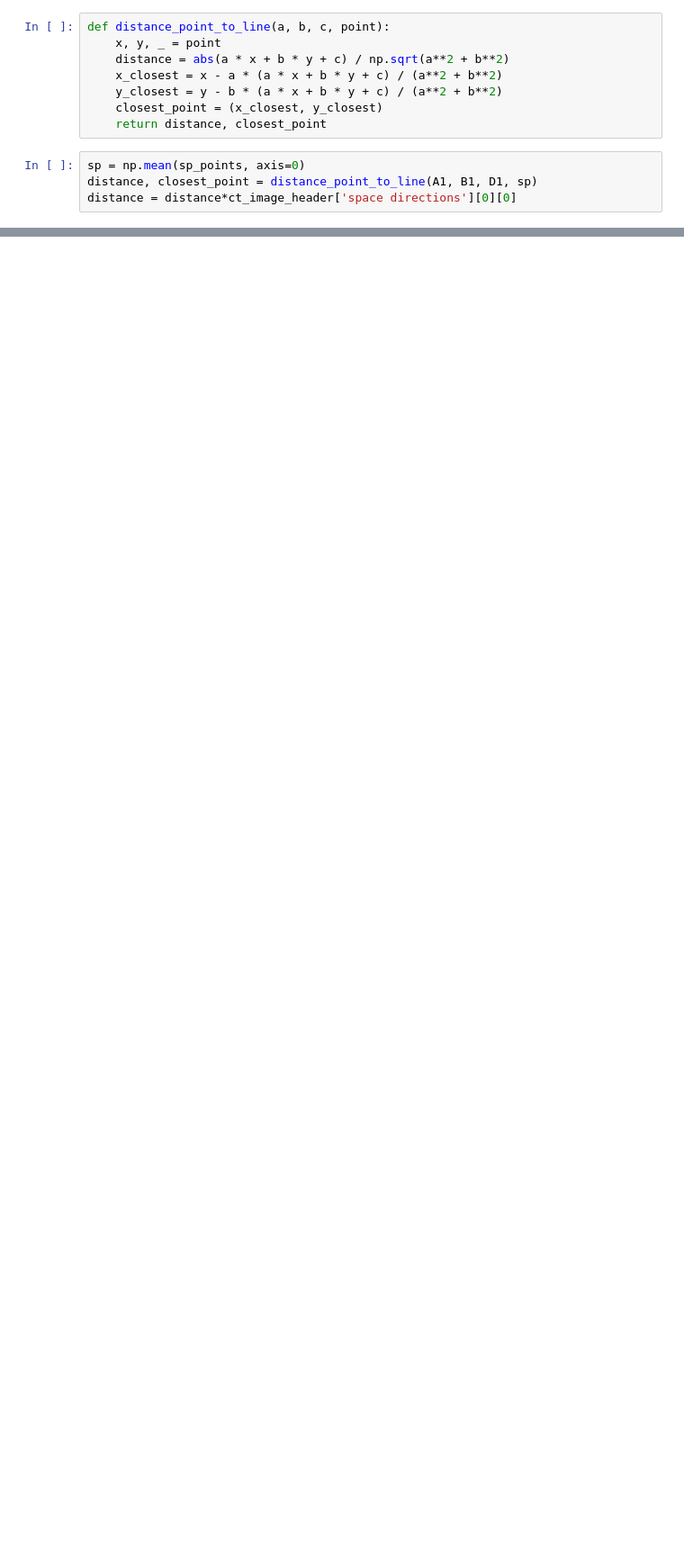
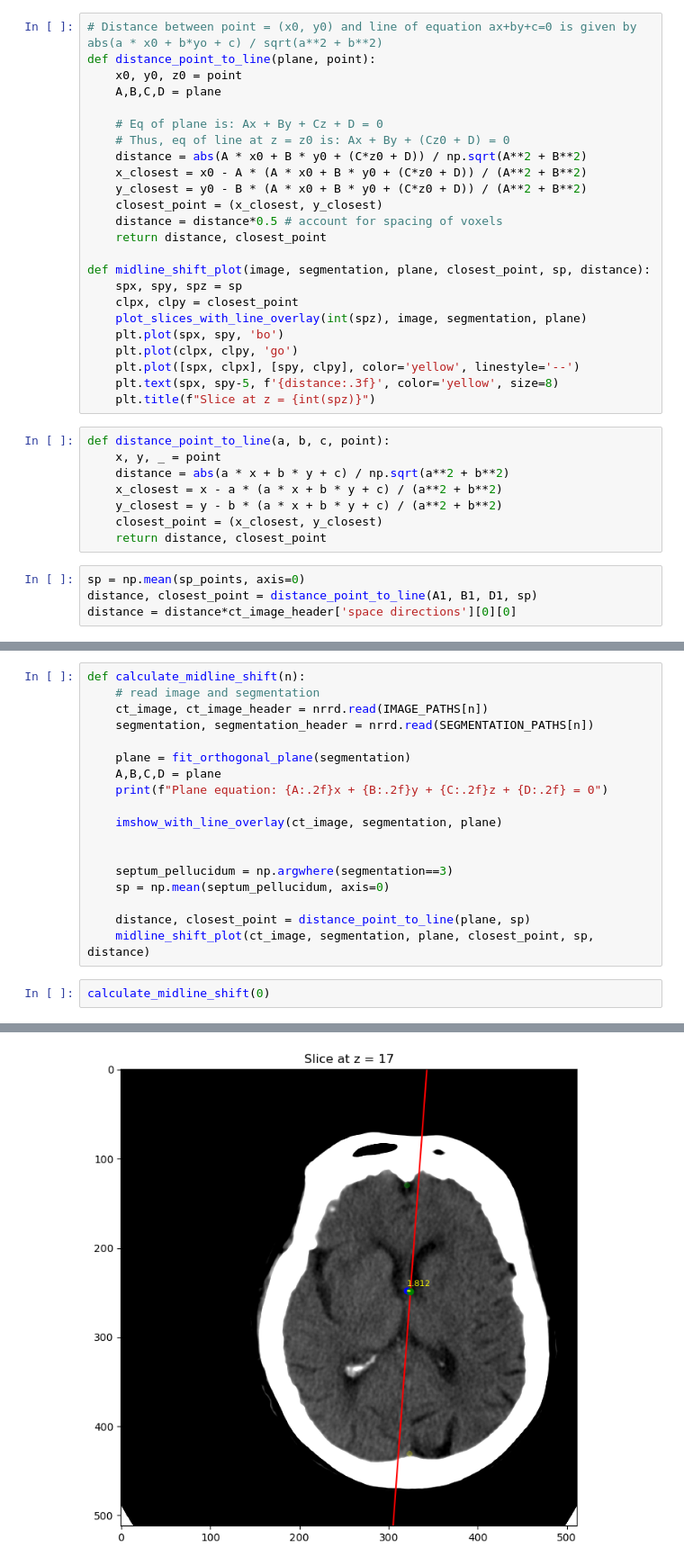
Before and after one commit to maxime-cinqmars/mls, a Jupyter notebook: mls_postprocess.ipynb, the cells around one changed output, grey strips where cells are left out. Shown at 90% size. Cells and saved outputs as stored; diff of their text form; blank space fills up the shorter version.

Commit message:
Clean up code and visualizations

```diff
--- a/mls_postprocess.ipynb
+++ b/mls_postprocess.ipynb
@@ -179,3 +106,27 @@ Midline shift: 8.312 mm
+# %%
+# Distance between point = (x0, y0) and line of equation ax+by+c=0 is given by abs(a * x0 + b*yo + c) / sqrt(a**2 + b**2)
+def distance_point_to_line(plane, point):
+    x0, y0, z0 = point
+    A,B,C,D = plane
+
+    # Eq of plane is: Ax + By + Cz + D = 0
+    # Thus, eq of line at z = z0 is: Ax + By + (Cz0 + D) = 0
+    distance = abs(A * x0 + B * y0 + (C*z0 + D)) / np.sqrt(A**2 + B**2)
+    x_closest = x0 - A * (A * x0 + B * y0 + (C*z0 + D)) / (A**2 + B**2)
+    y_closest = y0 - B * (A * x0 + B * y0 + (C*z0 + D)) / (A**2 + B**2)
+    closest_point = (x_closest, y_closest)
+    distance = distance*0.5 # account for spacing of voxels
+    return distance, closest_point
+
+def midline_shift_plot(image, segmentation, plane, closest_point, sp, distance):
+    spx, spy, spz = sp
+    clpx, clpy = closest_point
+    plot_slices_with_line_overlay(int(spz), image, segmentation, plane)
+    plt.plot(spx, spy, 'bo')
+    plt.plot(clpx, clpy, 'go')
+    plt.plot([spx, clpx], [spy, clpy], color='yellow', linestyle='--')
+    plt.text(spx, spy-5, f'{distance:.3f}', color='yellow', size=8)
+    plt.title(f"Slice at z = {int(spz)}")
 # %%
 def distance_point_to_line(a, b, c, point):
     x, y, _ = point
@@ -228,0 +146,21 @@ plot_slice_and_distance(ct_image, plane1, sp, closest_point)
+# %%
+def calculate_midline_shift(n):
+    # read image and segmentation
+    ct_image, ct_image_header = nrrd.read(IMAGE_PATHS[n])
+    segmentation, segmentation_header = nrrd.read(SEGMENTATION_PATHS[n])
+
+    plane = fit_orthogonal_plane(segmentation)
+    A,B,C,D = plane
+    print(f"Plane equation: {A:.2f}x + {B:.2f}y + {C:.2f}z + {D:.2f} = 0")
+
+    imshow_with_line_overlay(ct_image, segmentation, plane)
+
+
+    septum_pellucidum = np.argwhere(segmentation==3)
+    sp = np.mean(septum_pellucidum, axis=0)
+
+    distance, closest_point = distance_point_to_line(plane, sp)
+    midline_shift_plot(ct_image, segmentation, plane, closest_point, sp, distance)
+# %%
+calculate_midline_shift(0)
+# %% [output]
@@ -228,0 +169 @@ plot_slice_and_distance(ct_image, plane1, sp, closest_point)
+[figure, added]
```
Also changed, not shown: parts of 44 cells of this notebook.
